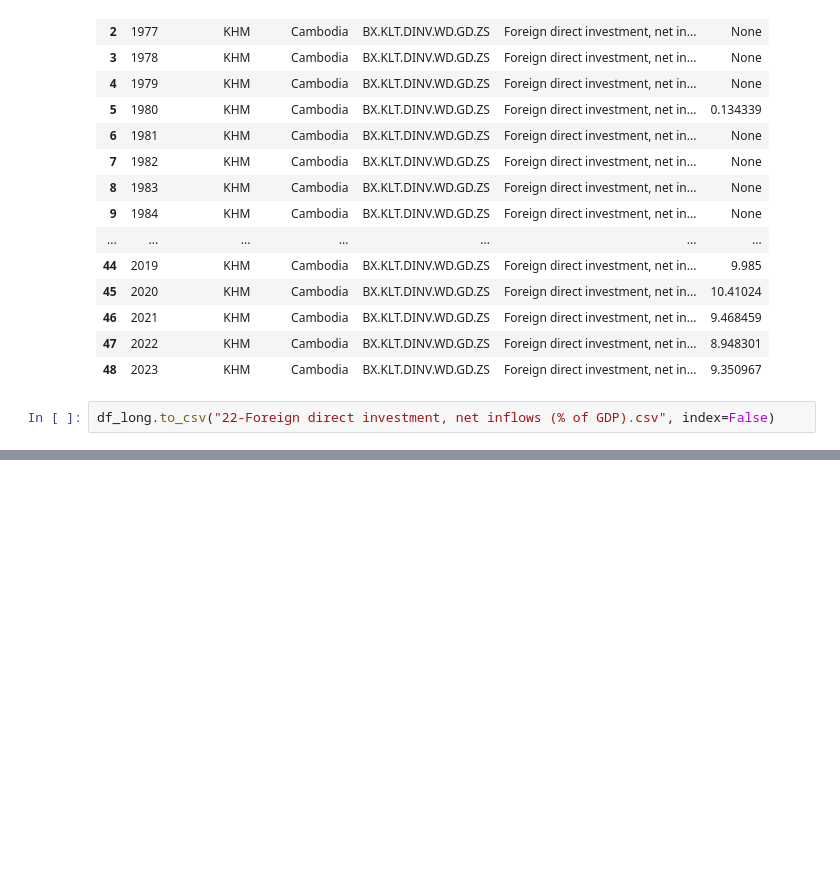
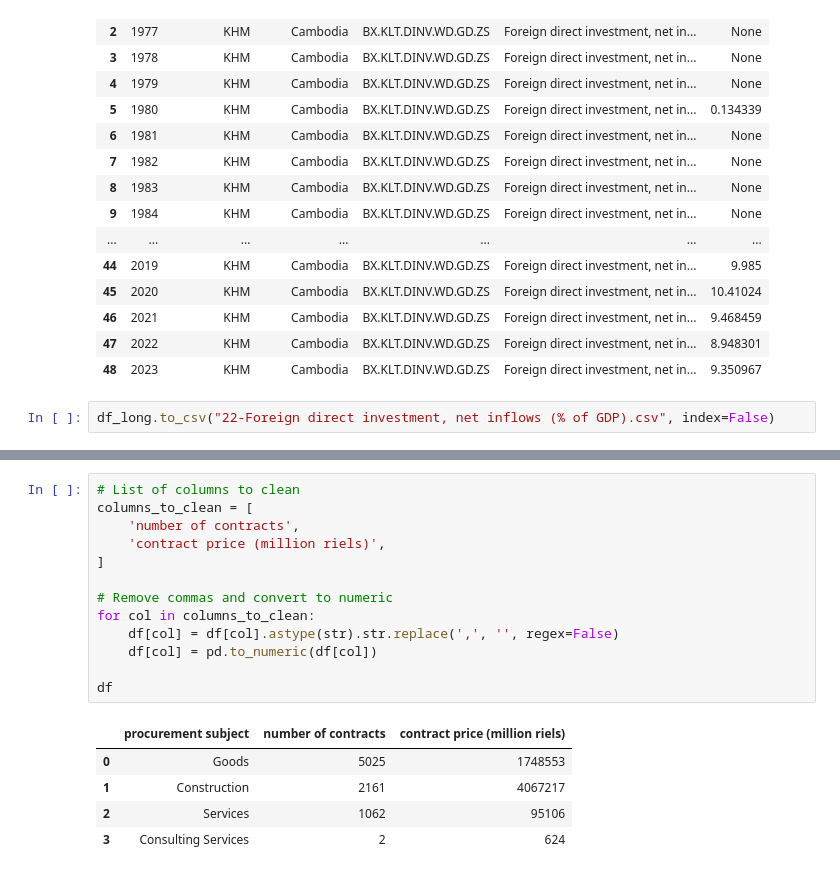
Before and after one commit to KrySenghort/Data-Cleaning-Data-EF, a Jupyter notebook: Code3.ipynb, the cells around one changed output, grey strips where cells are left out. Saved outputs shown, nothing was run; the diff lists cells and outputs as text; blank space fills up the shorter version.

```diff
--- a/Code3.ipynb
+++ b/Code3.ipynb
@@ -86,0 +112,19 @@ df_long.to_csv("22-Foreign direct investment, net inflows (% of GDP).csv", index
+# %%
+# List of columns to clean
+columns_to_clean = [
+    'number of contracts',
+    'contract price (million riels)',
+]
+
+# Remove commas and convert to numeric
+for col in columns_to_clean:
+    df[col] = df[col].astype(str).str.replace(',', '', regex=False)
+    df[col] = pd.to_numeric(df[col])
+
+df
+# %% [output]
+|  | procurement subject | number of contracts | contract price (million riels) |
+| 0 | Goods | 5025 | 1748553 |
+| 1 | Construction | 2161 | 4067217 |
+| 2 | Services | 1062 | 95106 |
+| 3 | Consulting Services | 2 | 624 |
```
Also changed, not shown: parts of 4 cells of this notebook, 11 other files.
